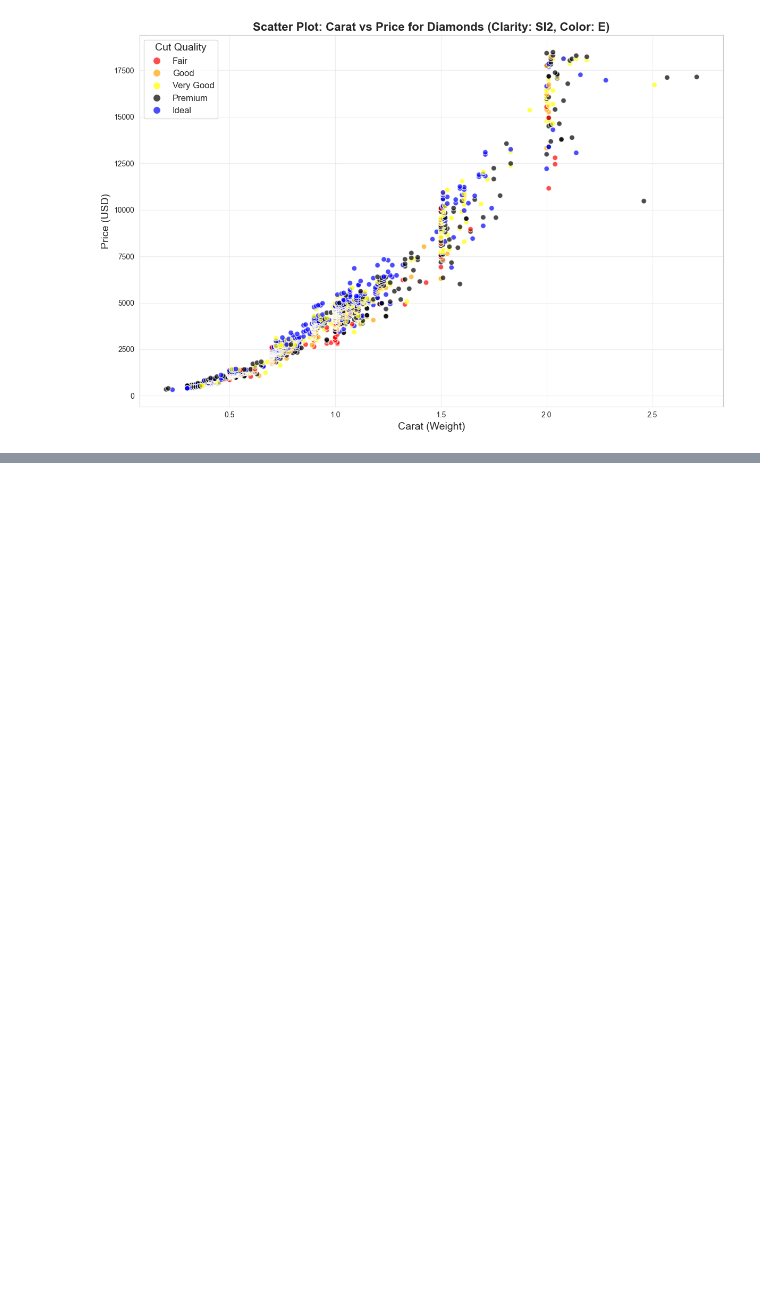
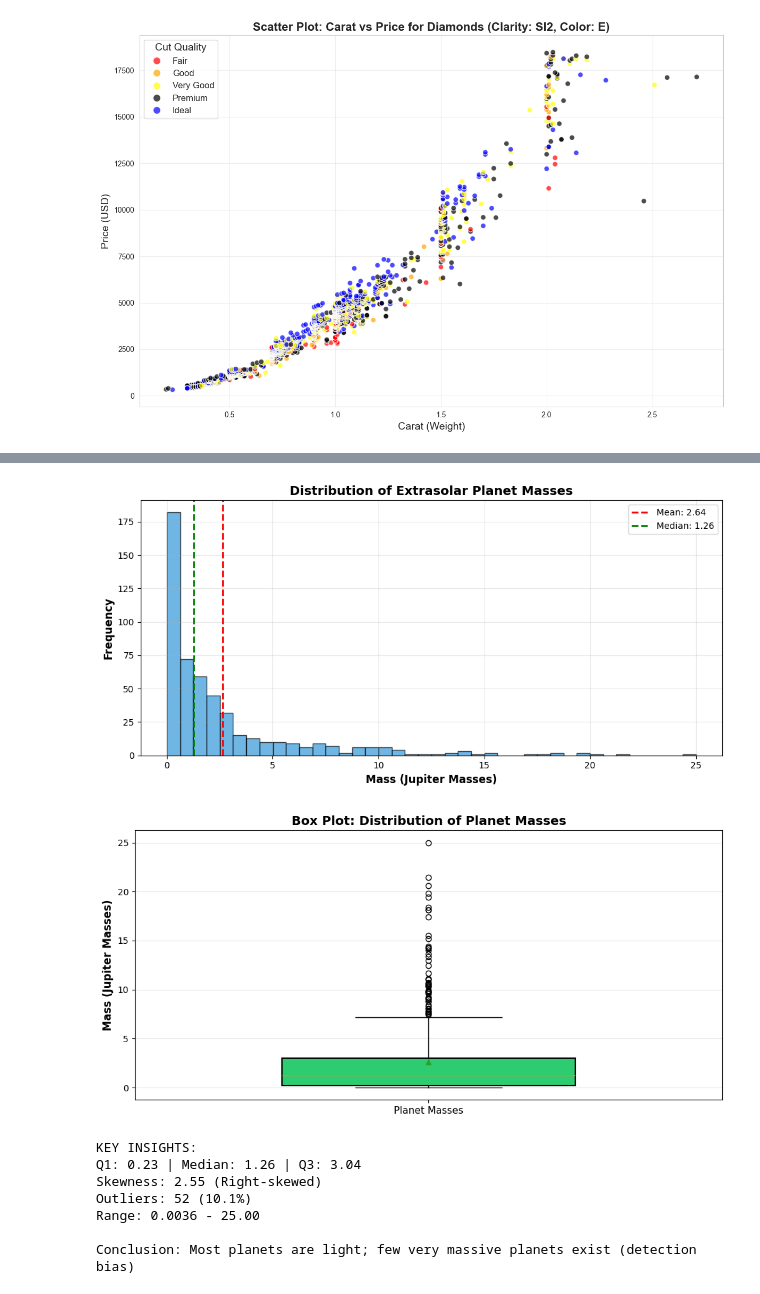
Before and after one commit to atulpatel-net/ML2026_Atul, a Jupyter notebook: Labs/lab01.ipynb, the cells around one changed output, grey strips where cells are left out. Saved outputs shown, nothing was run; the diff lists cells and outputs as text; code cells hidden in the pictures; blank space fills up the shorter version.

```diff
--- a/Labs/lab01.ipynb
+++ b/Labs/lab01.ipynb
@@ -66,0 +71,61 @@ plt.show()
+# %%
+import pandas as pd
+import numpy as np
+import matplotlib.pyplot as plt
+import seaborn as sns
+
+
+planets_df = pd.read_csv('../datasets/planets.csv')
+planets = planets_df.dropna(subset=['mass']).copy()
+
+#  HISTOGRAM
+fig, ax = plt.subplots(figsize=(10, 5))
+ax.hist(planets['mass'], bins=40, color='#3498db', edgecolor='black', alpha=0.7)
+ax.axvline(planets['mass'].mean(), color='red', linestyle='--', linewidth=2, label=f'Mean: {planets["mass"].mean():.2f}')
+ax.axvline(planets['mass'].median(), color='green', linestyle='--', linewidth=2, label=f'Median: {planets["mass"].median():.2f}')
+ax.set_title('Distribution of Extrasolar Planet Masses', fontsize=14, fontweight='bold')
+ax.set_xlabel('Mass (Jupiter Masses)', fontsize=12, fontweight='bold')
+ax.set_ylabel('Frequency', fontsize=12, fontweight='bold')
+ax.legend(fontsize=10)
+ax.grid(True, alpha=0.3)
+plt.tight_layout()
+plt.savefig('histogram.png', dpi=300)
+plt.show()
+
+# BOX PLOT
+fig, ax = plt.subplots(figsize=(10, 5))
+bp = ax.boxplot(planets['mass'], patch_artist=True, vert=True, widths=0.5, showmeans=True)
+bp['boxes'][0].set_facecolor('#2ecc71')
+bp['boxes'][0].set_edgecolor('black')
+bp['boxes'][0].set_linewidth(1.5)
+
+ax.set_title('Box Plot: Distribution of Planet Masses', fontsize=14, fontweight='bold')
+ax.set_ylabel('Mass (Jupiter Masses)', fontsize=12, fontweight='bold')
+ax.set_xticklabels(['Planet Masses'], fontsize=11)
+ax.grid(True, alpha=0.3, axis='y')
+plt.tight_layout()
+plt.savefig('boxplot.png', dpi=300)
+plt.show()
+
+# KEY INSIGHTS
+Q1 = planets['mass'].quantile(0.25)
+Q3 = planets['mass'].quantile(0.75)
+IQR = Q3 - Q1
+outliers = planets[(planets['mass'] < Q1 - 1.5*IQR) | (planets['mass'] > Q3 + 1.5*IQR)]
+
+print(f"\nKEY INSIGHTS:")
+print(f"Q1: {Q1:.2f} | Median: {planets['mass'].median():.2f} | Q3: {Q3:.2f}")
+print(f"Skewness: {planets['mass'].skew():.2f} (Right-skewed)")
+print(f"Outliers: {len(outliers)} ({len(outliers)/len(planets)*100:.1f}%)")
+print(f"Range: {planets['mass'].min():.4f} - {planets['mass'].max():.2f}")
+print(f"\nConclusion: Most planets are light; few very massive planets exist (detection bias)")
+# %% [output]
+[figure, added]
+[figure, added]
+KEY INSIGHTS:
+Q1: 0.23 | Median: 1.26 | Q3: 3.04
+Skewness: 2.55 (Right-skewed)
+Outliers: 52 (10.1%)
+Range: 0.0036 - 25.00
+
+Conclusion: Most planets are light; few very massive planets exist (detection bias)
```
Also changed, not shown: parts of 1 cell of this notebook.
